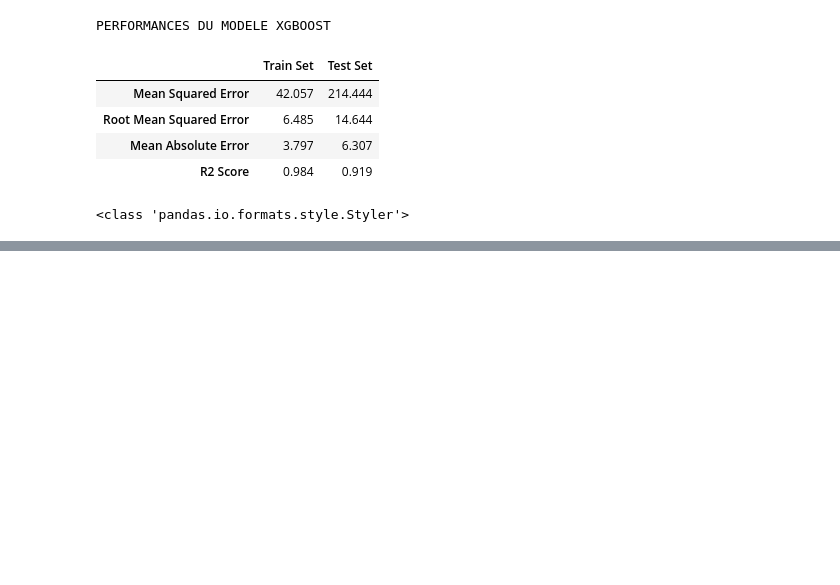
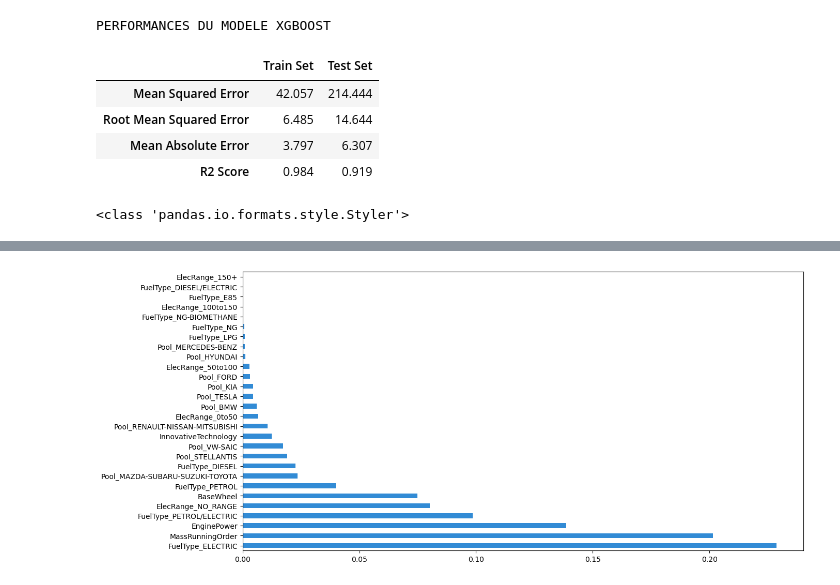
Before and after one commit to MatthieuLeNozach/car-co2-prediction_pre-release, a Jupyter notebook: notebooks/test_regression.ipynb, the cells around one changed output, grey strips where cells are left out. Saved outputs shown, nothing was run; the diff lists cells and outputs as text; code cells hidden in the pictures; blank space fills up the shorter version.

```diff
--- a/notebooks/test_regression.ipynb
+++ b/notebooks/test_regression.ipynb
@@ -218,0 +229,16 @@ PERFORMANCES DU MODELE XGBOOST
+# %%
+from skater.core.explanations import Interpretation
+from skater.model import InMemoryModel
+
+interpreter = Interpretation(X_train, feature_names=X_train.columns)
+
+def predict_xg(x):
+    return pd.DataFrame(model.predict(xgb.DMatrix(x)))
+
+model_1 = InMemoryModel(predict_xg, examples = X_train)
+# %%
+plt.rcParams['figure.figsize'] = (14,7)
+
+plots = interpreter.feature_importance.plot_feature_importance(
+    model_1, ascending=True)
+# %% [output]
@@ -218,0 +246 @@ PERFORMANCES DU MODELE XGBOOST
+[figure, added]
```
Also changed, not shown: parts of 8 cells of this notebook, 16 other files.
